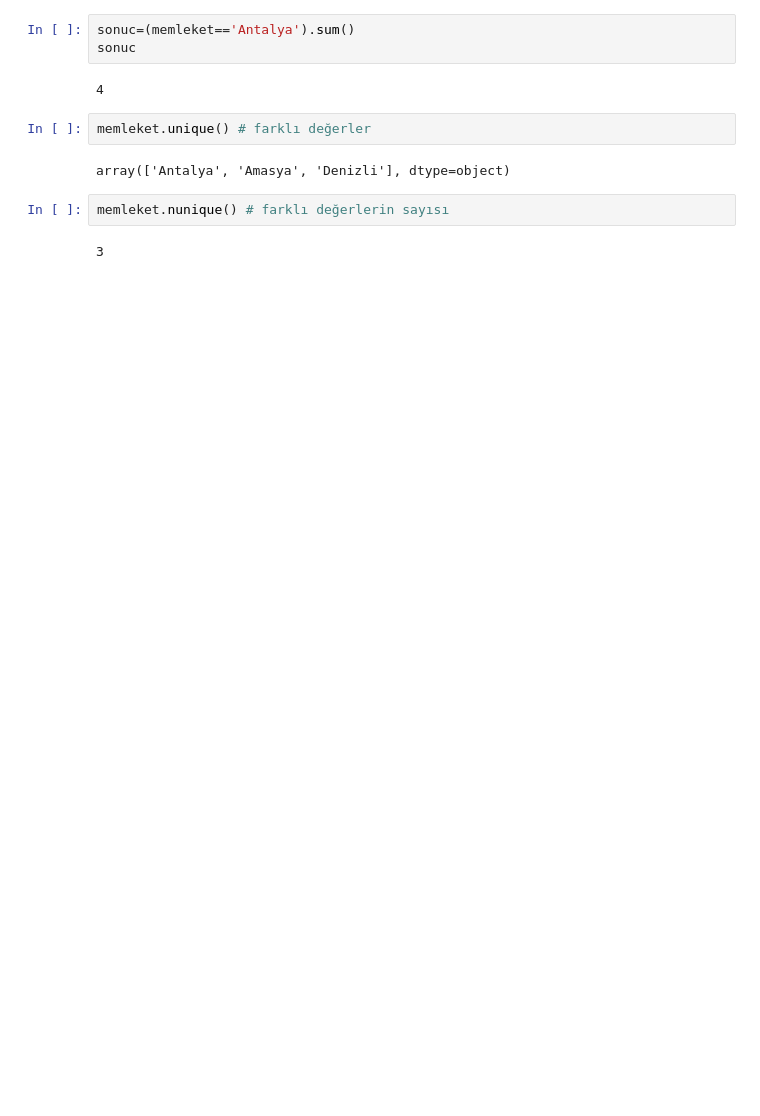
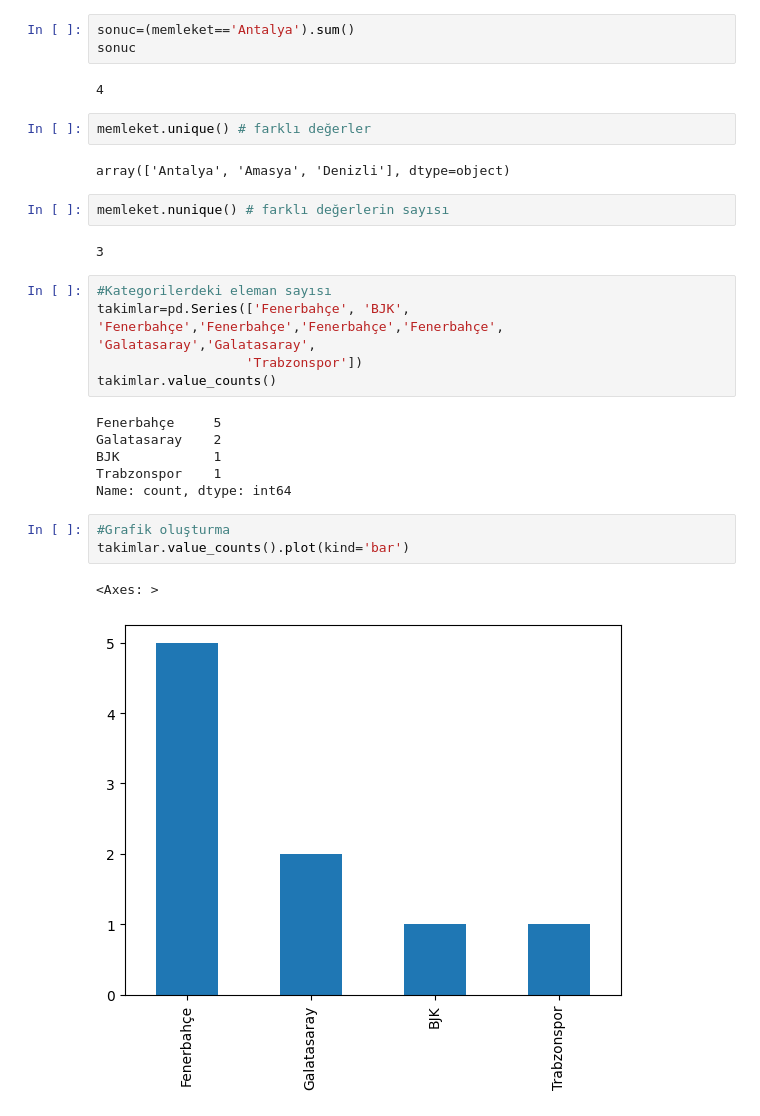
Before and after one commit to DrMuratAltun/ECO_NOV, a Jupyter notebook: VeriBilimi/pandas_kullanimi.ipynb, the cells around one changed output. Cells and saved outputs as stored; diff of their text form; blank space fills up the shorter version.

```diff
--- a/VeriBilimi/pandas_kullanimi.ipynb
+++ b/VeriBilimi/pandas_kullanimi.ipynb
@@ -146,3 +146,20 @@ array(['Antalya', 'Amasya', 'Denizli'], dtype=object)
 memleket.nunique() # farklı değerlerin sayısı
 # %% [output]
 3
+# %%
+#Kategorilerdeki eleman sayısı
+takimlar=pd.Series(['Fenerbahçe', 'BJK', 'Fenerbahçe','Fenerbahçe','Fenerbahçe','Fenerbahçe', 'Galatasaray','Galatasaray',
+                   'Trabzonspor'])
+takimlar.value_counts()
+# %% [output]
+Fenerbahçe     5
+Galatasaray    2
+BJK            1
+Trabzonspor    1
+Name: count, dtype: int64
+# %%
+#Grafik oluşturma
+takimlar.value_counts().plot(kind='bar')
+# %% [output]
+<Axes: >
+[figure, added]
```
Also changed, not shown: parts of 35 cells of this notebook, 1 other file.
